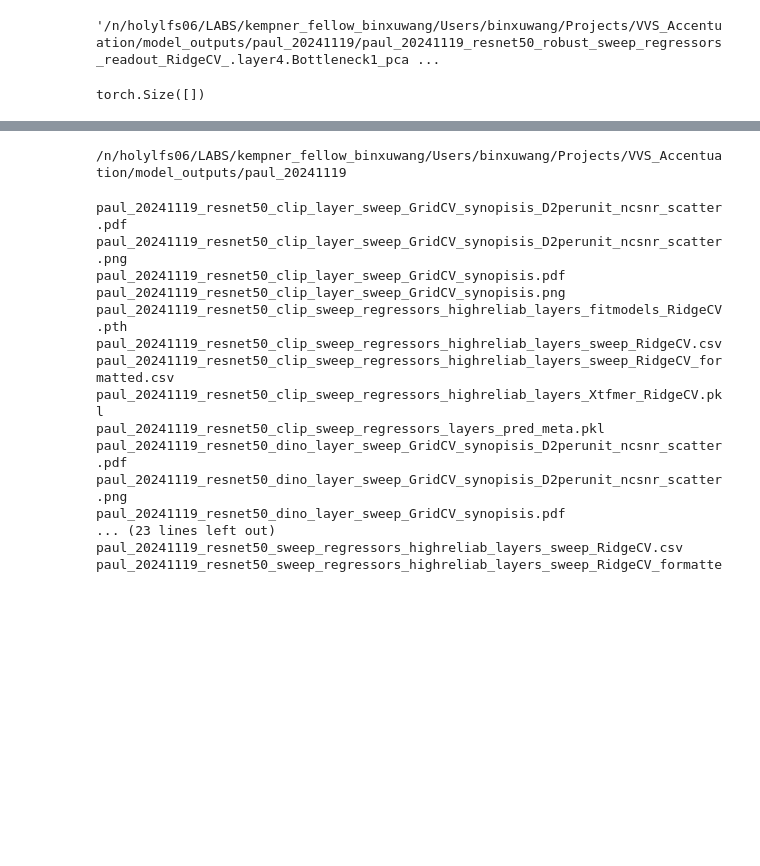
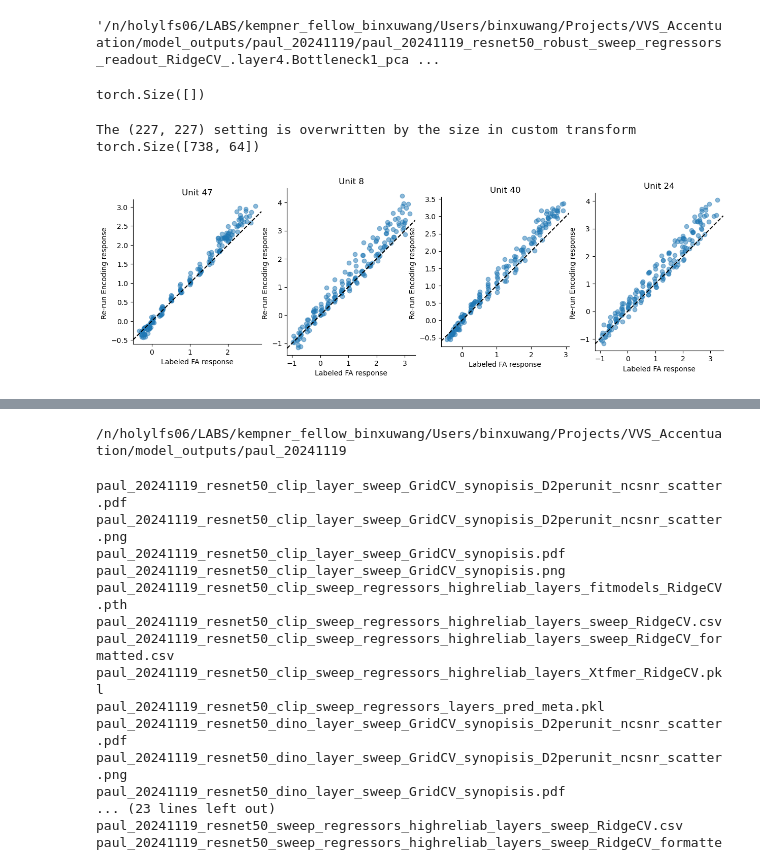
Before and after one commit to Animadversio/Closed-loop-visual-insilico, a Jupyter notebook: notebooks/feature_accentuate_VVS_day1_241119.ipynb, the cells around one changed output, grey strips where cells are left out. Saved outputs shown, nothing was run; the diff lists cells and outputs as text; code cells hidden in the pictures; blank space fills up the shorter version.

```diff
--- a/notebooks/feature_accentuate_VVS_day1_241119.ipynb
+++ b/notebooks/feature_accentuate_VVS_day1_241119.ipynb
@@ -252,2 +268,52 @@ check_gradient(objective)
 # %% [output]
 torch.Size([])
+# %%
+stimdir = "/n/holylfs06/LABS/kempner_fellow_binxuwang/Users/binxuwang/Projects/VVS_Accentuation/Stimuli/results_fa2"
+# list png files in stimdir
+png_files = [f for f in os.listdir(stimdir) if f.endswith('.png')]
+fa_img_fps = [join(stimdir, f) for f in png_files]
+# %%
+dataset = ImagePathDataset(fa_img_fps, scores=None, transform=transforms_pipeline)
+dataloader = DataLoader(dataset, batch_size=32, shuffle=False)
+population_pred = []
+for batch in tqdm(dataloader):
+    with th.no_grad():
+        pred_rsp = population_prediction(batch[0].cuda()).cpu()
+        population_pred.append(pred_rsp)
+population_pred = th.cat(population_pred, dim=0)
+
+print(population_pred.shape)
+# %% [output]
+The (227, 227) setting is overwritten by the size in custom transform
+torch.Size([738, 64])
+# %%
+import re
+pattern = r'(\d+)_(\d+)_(pos|neg)_(-?\d+\.\d+)_(-?\d+\.\d+)\.png'
+fa_parameters = []
+for filename in png_files:
+    match = re.match(pattern, filename)
+    if match:
+        unit_id, img_id, sign, target_score, actual_score = match.groups()
+        fa_parameters.append({
+            'filename': filename,
+            'unit_id': int(unit_id),
+            'img_id': int(img_id),
+            'sign': sign,
+            'target_score': float(target_score),
+            'actual_score': float(actual_score)
+        })
+fa_param_df = pd.DataFrame(fa_parameters)
+# %%
+fa_unit_id = 47
+fig, axs = plt.subplots(1, 4, figsize=(15, 10))
+for fa_unit_id, ax in zip(fa_param_df.unit_id.unique(), axs):
+    mask = fa_param_df.unit_id == fa_unit_id
+    ax.scatter(fa_param_df[mask].actual_score, population_pred[mask, fa_unit_id].cpu(), alpha=0.5)
+    ax.set_xlabel("Labeled FA response")
+    ax.set_ylabel("Re-run Encoding response ")
+    ax.axline((0, 0), slope=1, color='k', linestyle='--')
+    ax.axis('image')
+    ax.set_title(f"Unit {fa_unit_id}")
+plt.show()
+# %% [output]
+[figure, added]
```
Also changed, not shown: parts of 3 cells of this notebook, 4 other files.
